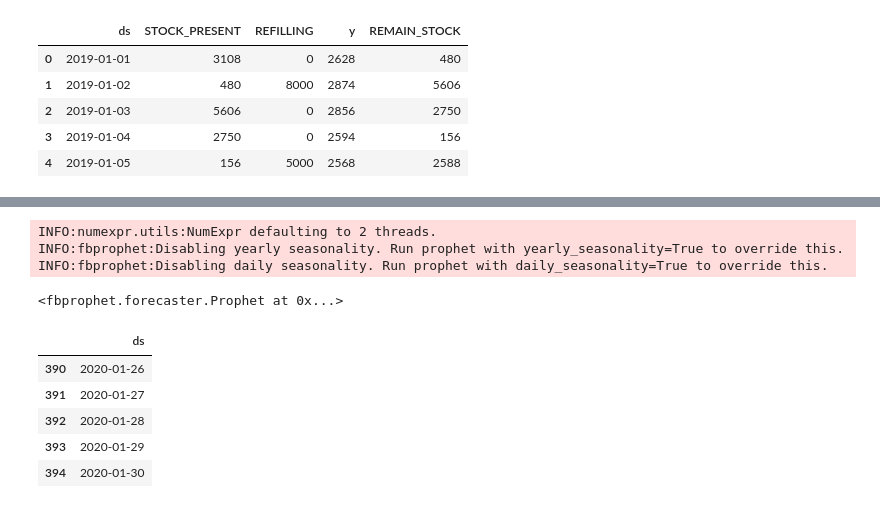
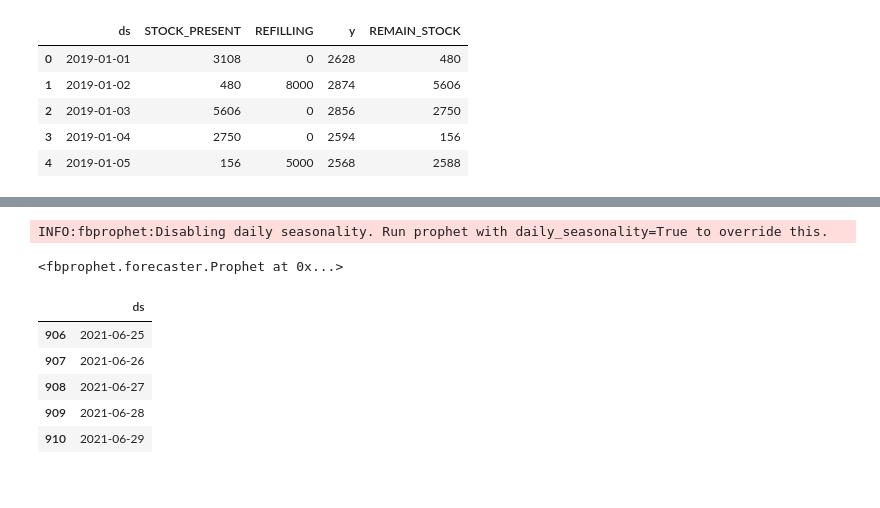
Before and after one commit to kainat-Baloch/AI_Project22, a Jupyter notebook: Project.ipynb, the cells around one changed output, grey strips where cells are left out. Cells and saved outputs as stored; diff of their text form; code cells hidden in the pictures.

```diff
--- a/Project.ipynb
+++ b/Project.ipynb
@@ -6,5 +8,6 @@ from fbprophet import Prophet
 # %%
-df = pd.read_csv('/project_data.csv')
+#importing data File
+df = pd.read_csv('/content/project-data-2years.csv')
 df.head()
 # %% [output]
 |  | ds | STOCK_PRESENT | REFILLING | y | REMAIN_STOCK |
@@ -49,21 +56,20 @@ Name: ds, Length: 365, dtype: object
 # %%
+#asigning algorithm to Varibale Model
 Model = Prophet()
 Model.fit(X)
 # %% [output]
-INFO:numexpr.utils:NumExpr defaulting to 2 threads.
-INFO:fbprophet:Disabling yearly seasonality. Run prophet with yearly_seasonality=True to override this.
 INFO:fbprophet:Disabling daily seasonality. Run prophet with daily_seasonality=True to override this.
 <fbprophet.forecaster.Prophet at 0x...>
 # %%
-future = Model.make_future_dataframe(periods=30)
+future = Model.make_future_dataframe(periods=180)
 future.tail()
 # %% [output]
 |  | ds |
-| 390 | 2020-01-26 |
-| 391 | 2020-01-27 |
-| 392 | 2020-01-28 |
-| 393 | 2020-01-29 |
-| 394 | 2020-01-30 |
+| 906 | 2021-06-25 |
+| 907 | 2021-06-26 |
+| 908 | 2021-06-27 |
+| 909 | 2021-06-28 |
+| 910 | 2021-06-29 |
 # %%
 forecast = Model.predict(future)
 forecast[['ds', 'yhat', 'yhat_lower', 'yhat_upper']].tail()
```
Also changed, not shown: parts of 12 cells of this notebook.
